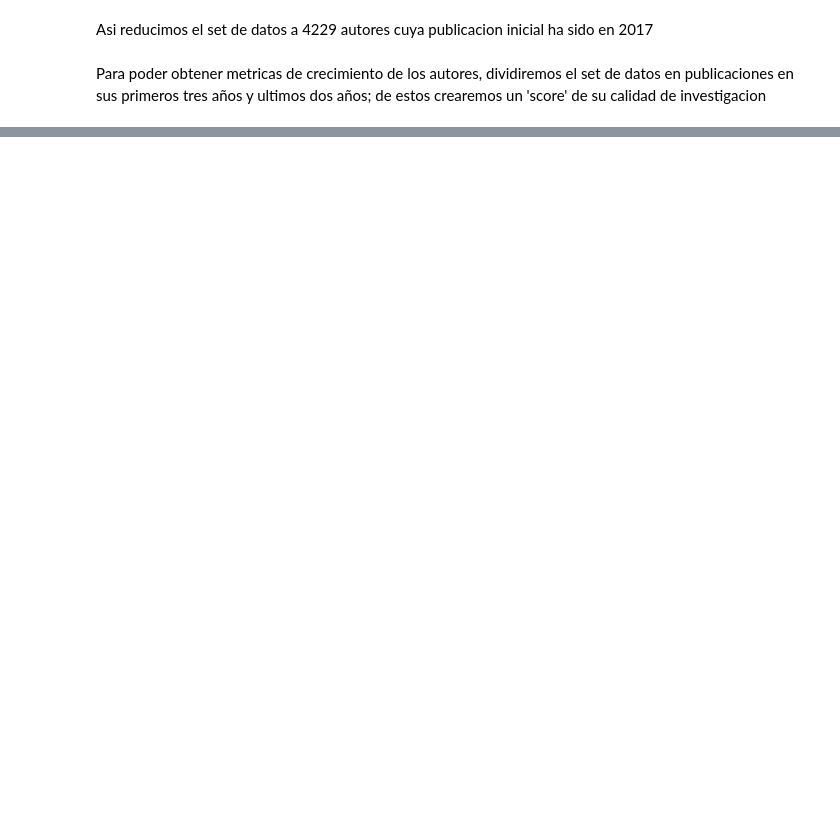
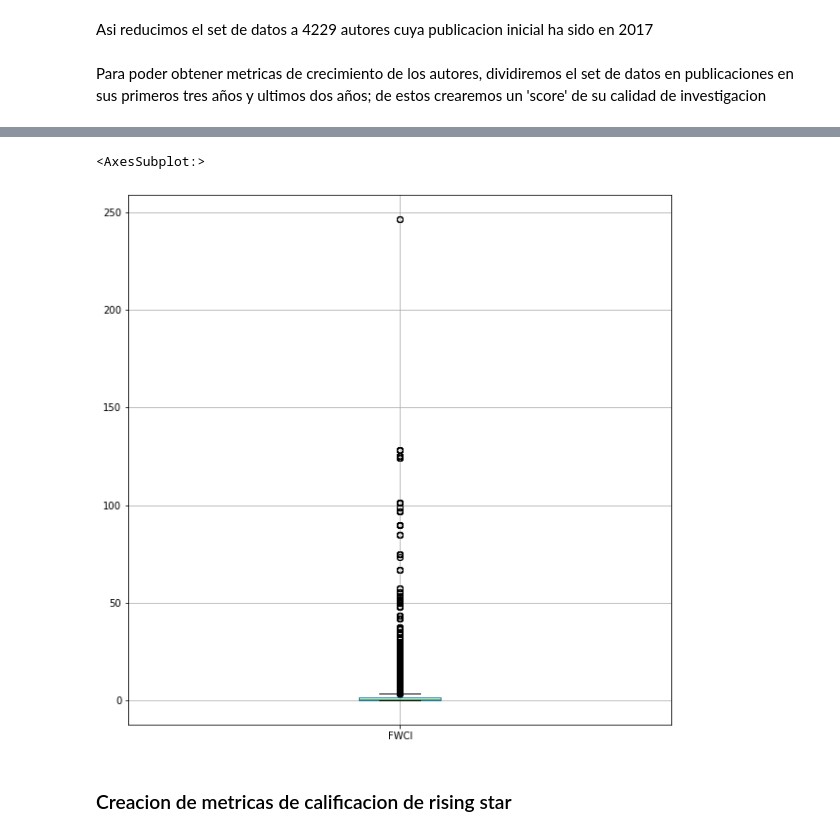
Before and after one commit to RicardoMoheno/ProyectoDataScienceCarreraInvestigador, a Jupyter notebook: ProyectoPreparation.ipynb, the cells around one changed output, grey strips where cells are left out. Saved outputs shown, nothing was run; the diff lists cells and outputs as text; code cells hidden in the pictures; blank space fills up the shorter version.

```diff
--- a/ProyectoPreparation.ipynb
+++ b/ProyectoPreparation.ipynb
@@ -212,0 +232,7 @@ df_pubs_post2020.describe()
+# %%
+df_pubs_post2020.boxplot(column='FWCI', figsize=(10,10))
+# %% [output]
+<AxesSubplot:>
+[figure, added]
+# %% [markdown]
+### Creacion de metricas de calificacion de rising star
```
Also changed, not shown: parts of 28 cells of this notebook.
